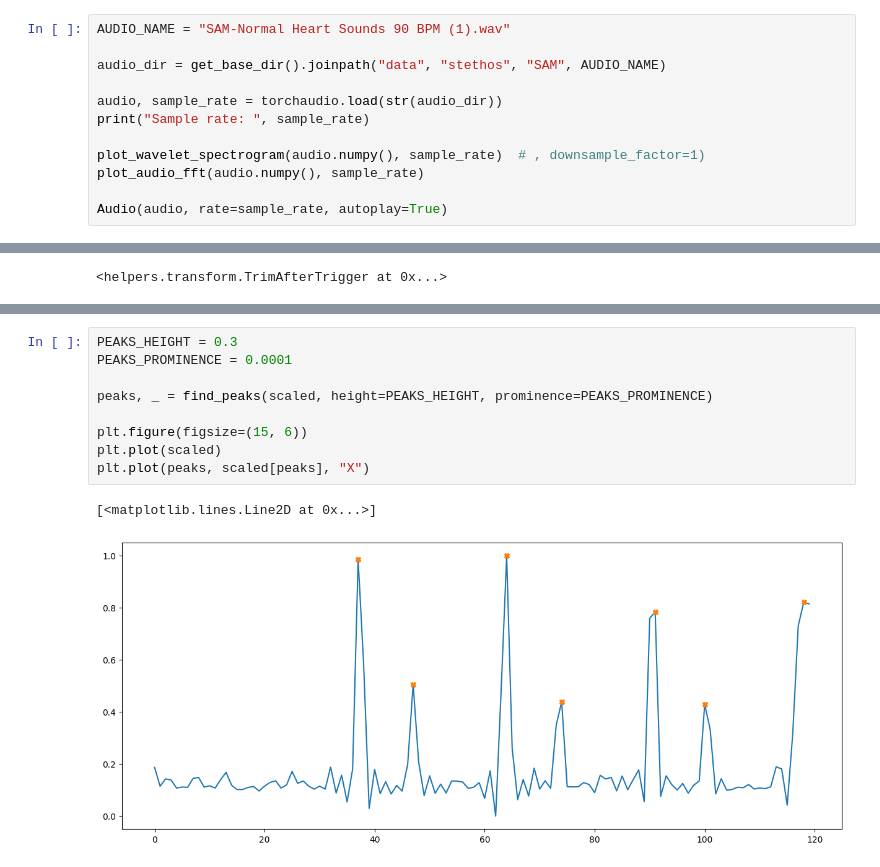
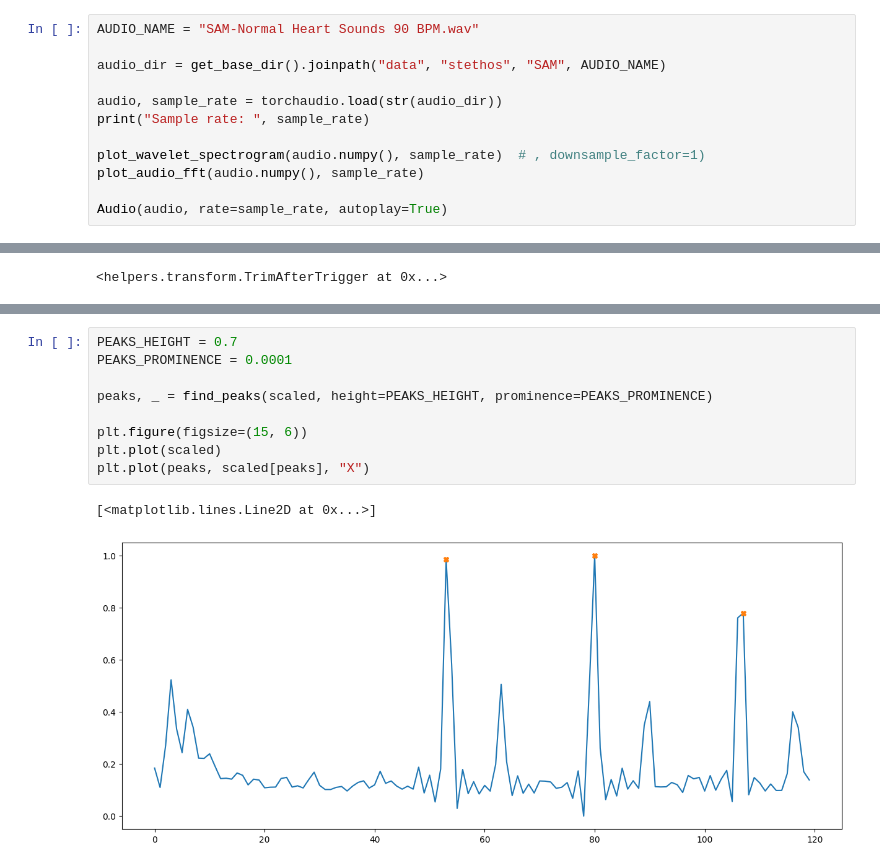
Before and after one commit to Afroefras/coratech, a Jupyter notebook: notebooks/SAM/sam_stethos.ipynb, the cells around one changed output, grey strips where cells are left out. Cells and saved outputs as stored; diff of their text form.

```diff
--- a/notebooks/SAM/sam_stethos.ipynb
+++ b/notebooks/SAM/sam_stethos.ipynb
@@ -8,7 +8,7 @@ from helpers.path_utils import get_base_dir
 from helpers.transform import TrimAfterTrigger, min_max_scale
 from helpers.plot import plot_wavelet_spectrogram, plot_audio_fft
 # %%
-AUDIO_NAME = "SAM-Normal Heart Sounds 90 BPM (1).wav"
+AUDIO_NAME = "SAM-Normal Heart Sounds 90 BPM.wav"
 
 audio_dir = get_base_dir().joinpath("data", "stethos", "SAM", AUDIO_NAME)
 
@@ -70,15 +70,15 @@ plt.plot(scaled.squeeze())
 # %%
-PEAKS_HEIGHT = 0.3
+PEAKS_HEIGHT = 0.7
 PEAKS_PROMINENCE = 0.0001
 
 peaks, _ = find_peaks(scaled, height=PEAKS_HEIGHT, prominence=PEAKS_PROMINENCE)
 
 plt.figure(figsize=(15, 6))
 plt.plot(scaled)
 plt.plot(peaks, scaled[peaks], "X")
 # %% [output]
 [<matplotlib.lines.Line2D at 0x...>]
-[figure, old version]
+[figure, new version]
 # %%
 upsampled_peaks = peaks * DOWNSAMPLE_FACTOR
 print(f"Peaks found in downsampled signal: {peaks}")
```
Also changed, not shown: parts of 6 cells of this notebook, 1 other file.
